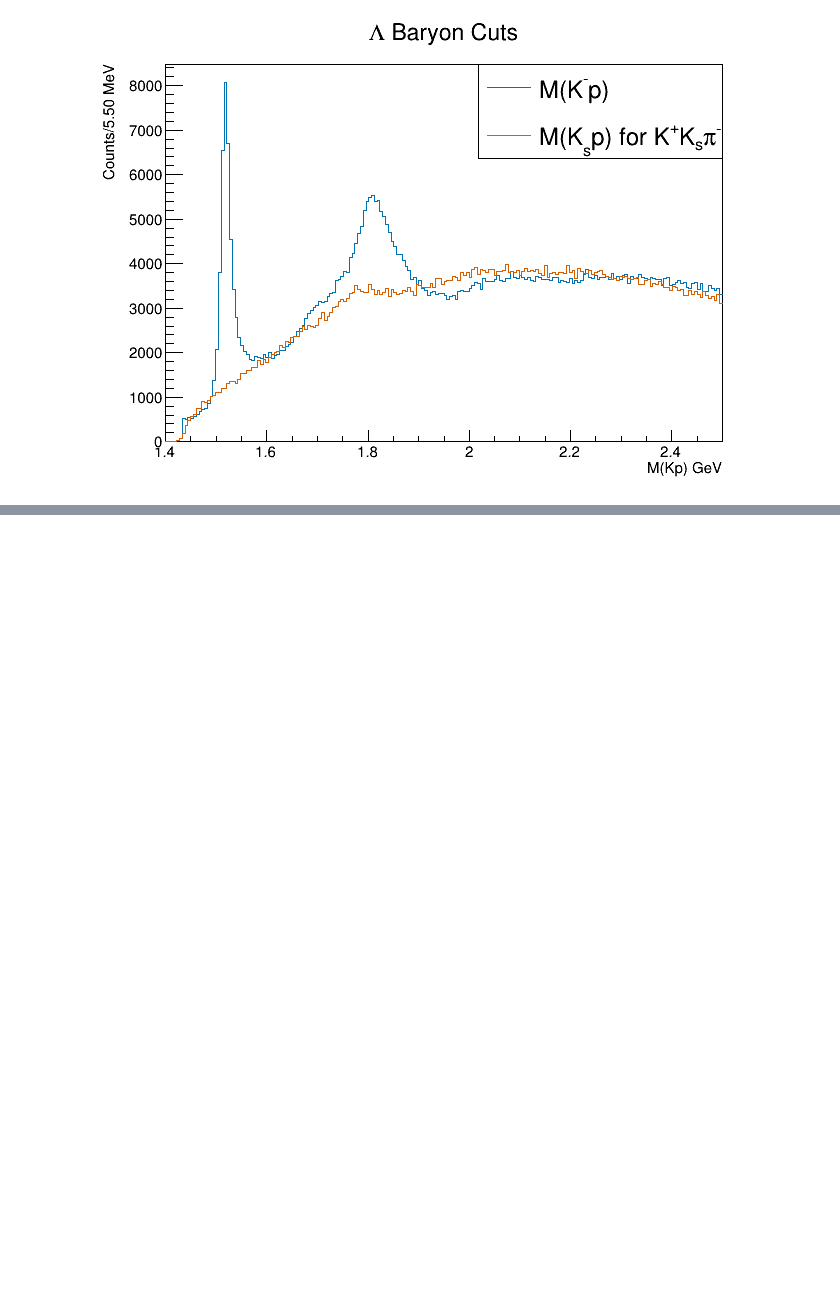
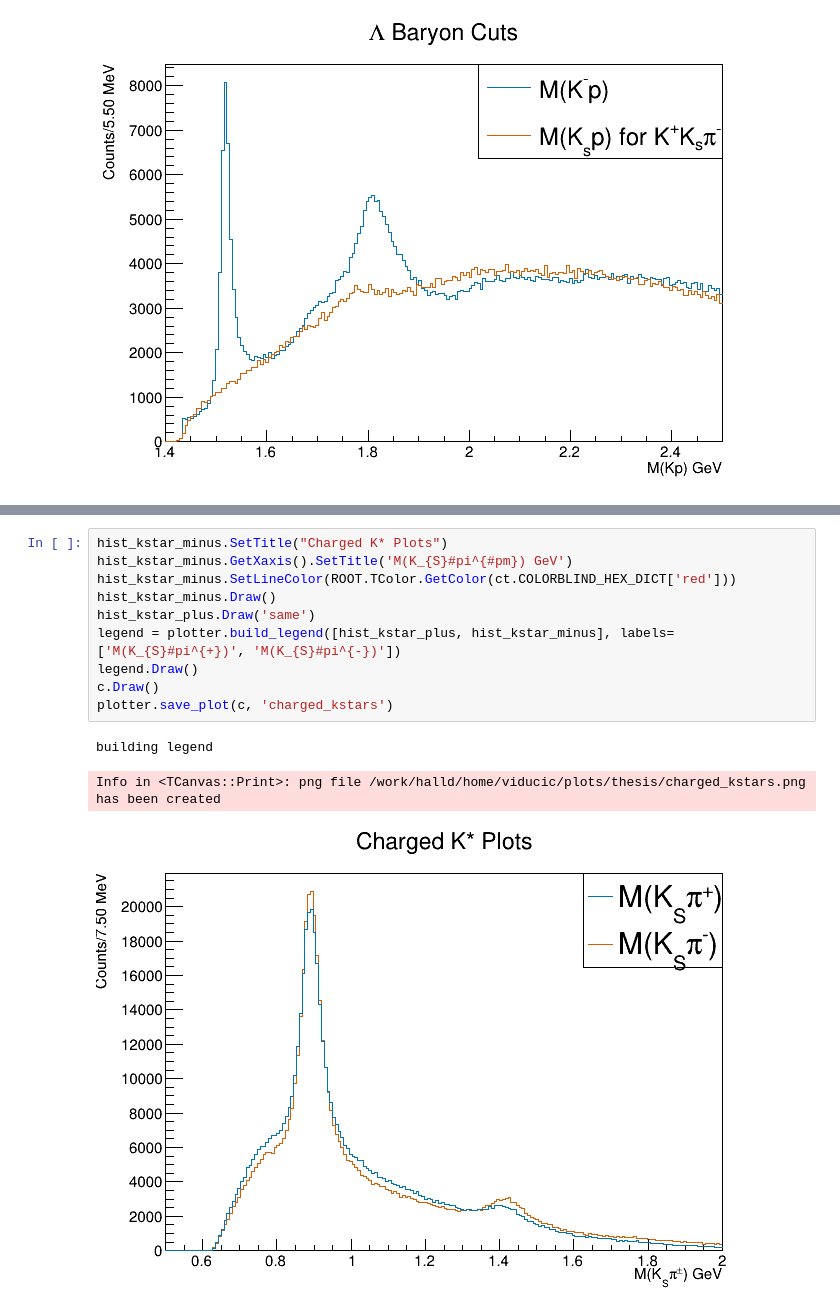
Before and after one commit to tylerviducic/gluex, a Jupyter notebook: scripts/plotting/thesis_plotter.ipynb, the cells around one changed output, grey strips where cells are left out. Saved outputs shown, nothing was run; the diff lists cells and outputs as text; blank space fills up the shorter version.

```diff
--- a/scripts/plotting/thesis_plotter.ipynb
+++ b/scripts/plotting/thesis_plotter.ipynb
@@ -231,0 +266,14 @@ Info in <TCanvas::Print>: png file /work/halld/home/viducic/plots/thesis/lambda_
+# %%
+hist_kstar_minus.SetTitle("Charged K* Plots")
+hist_kstar_minus.GetXaxis().SetTitle('M(K_{S}#pi^{#pm}) GeV')
+hist_kstar_minus.SetLineColor(ROOT.TColor.GetColor(ct.COLORBLIND_HEX_DICT['red']))
+hist_kstar_minus.Draw()
+hist_kstar_plus.Draw('same')
+legend = plotter.build_legend([hist_kstar_plus, hist_kstar_minus], labels=['M(K_{S}#pi^{+})', 'M(K_{S}#pi^{-})'])
+legend.Draw()
+c.Draw()
+plotter.save_plot(c, 'charged_kstars')
+# %% [output]
+building legend
+Info in <TCanvas::Print>: png file /work/halld/home/viducic/plots/thesis/charged_kstars.png has been created
+[figure, added]
```
Also changed, not shown: parts of 6 cells of this notebook, 1 other file.
